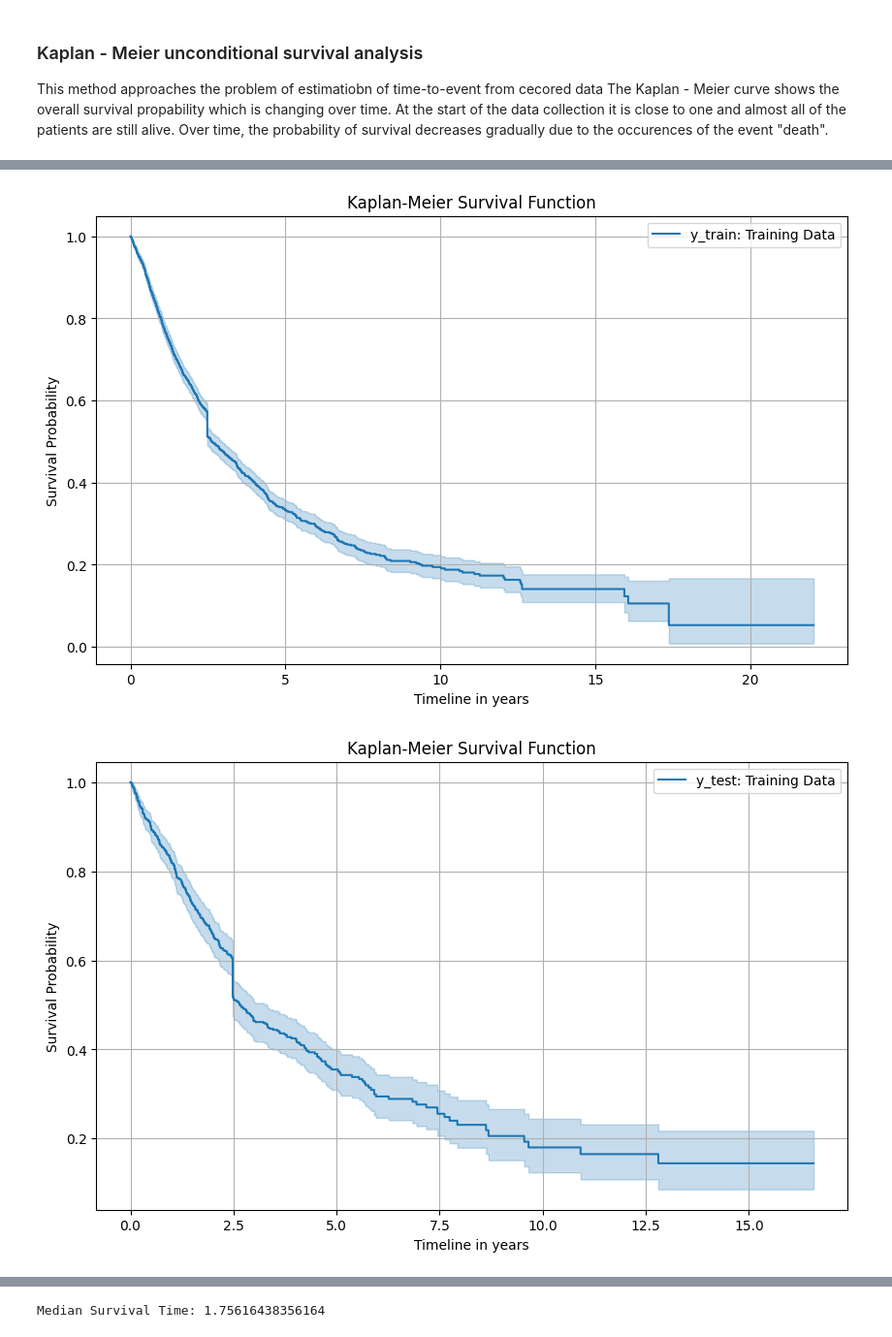
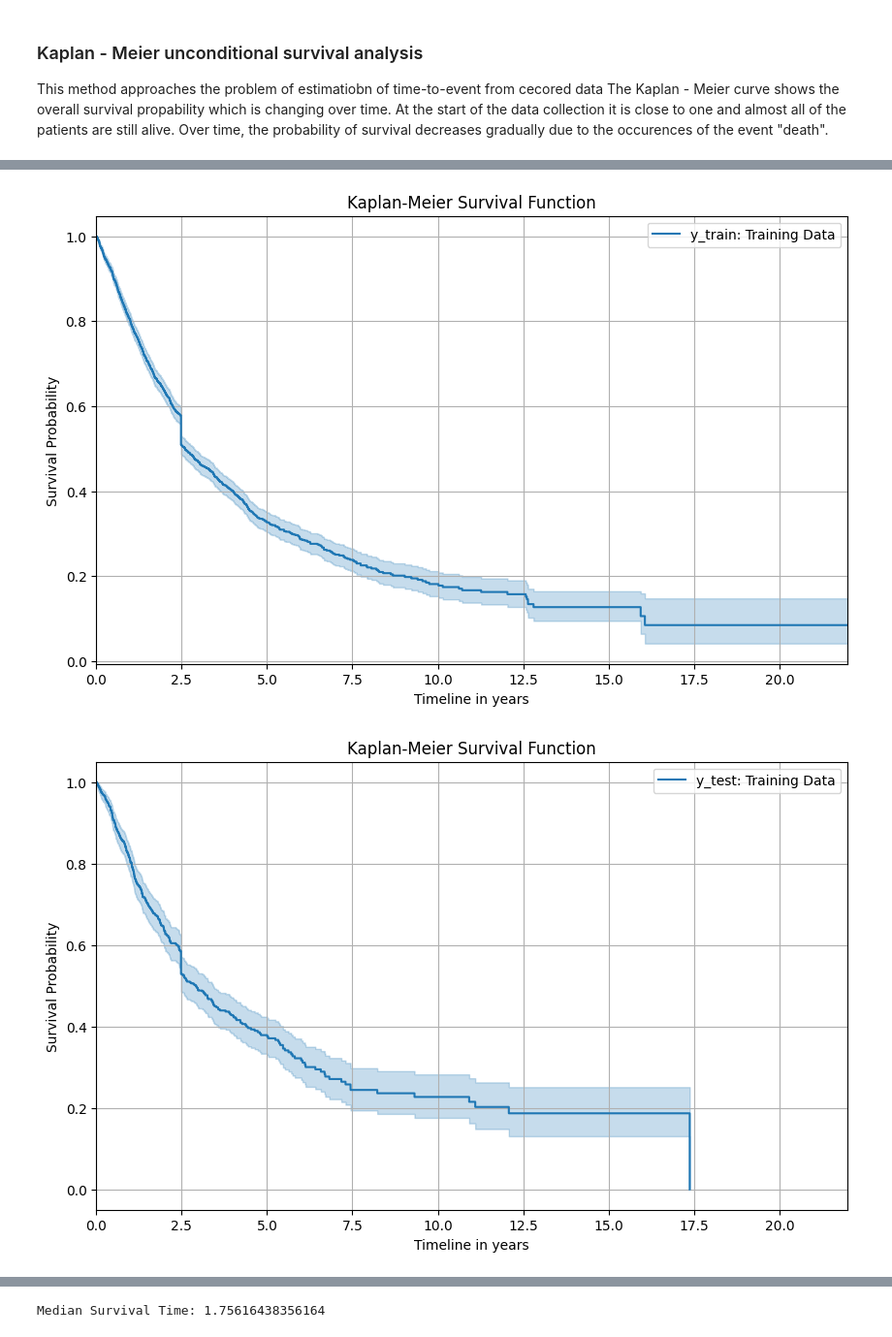
Before and after one commit to kaSae6/PredictLeukemiaSurvival, a Jupyter notebook: 2_BaselineModel/baseline_model copy_MM.ipynb, the cells around one changed output, grey strips where cells are left out. Shown at 97% size. Cells and saved outputs as stored; diff of their text form; code cells hidden in the pictures.

```diff
--- a/2_BaselineModel/baseline_model copy_MM.ipynb
+++ b/2_BaselineModel/baseline_model copy_MM.ipynb
@@ -195,22 +202,18 @@ print(len(X))
 3323
 3323
 # %%
-# Create the survival data format
+# Check shapes and types before splitting
+print(y.shape, type(y))
+print(len(y))
 
-X = cln_df[features]
-y = target_df[target]
-
-
-# Check shapes before splitting
-print(X.shape)  # Should be (3173, n_features)
-print(len(y))  # Should be 3173
-print(y.shape)
-print(X.dtypes)
-print(y.dtypes)
+print(X.shape, type(X))
+print(len(X))
+print(X.dtypes)  # y has no .dtypes, its an numpy array
 
 
 # Split the data into train and test sets
+# usage of stratify to ensure balanced distribution of censored data in both train and test sets
 X_train, X_test, y_train, y_test = train_test_split(
-    X, y, test_size=0.2, random_state=42
+    X, y, test_size=0.2, stratify=y["OS_STATUS"], random_state=0
 )
 # %% [output]
@@ -226,0 +290,15 @@ dtype: object
+# %%
+%matplotlib inline
+from sklearn.pipeline import make_pipeline
+from sksurv.preprocessing import OneHotEncoder
+
+# Cox proportional hazards model with sklearn pipeline and one hot encoding
+cph = make_pipeline(OneHotEncoder(), CoxPHSurvivalAnalysis())
+
+# Fit the model on the training data
+cph.fit(X_train, y_train)
+
+# Access how well the model can distinguish between observed event occurrences (death) and survivors at several time points in years
+timepoints = np.arrange(0.5,5,10)
+cph_risk_scores = cph.predict(X_test)
+cph_risk_scores = cph_risk_scores.predictive_survival_function(X_test, times=timepoints)
@@ -352,9 +362,12 @@ print(y_test)
 kmf.fit(y_train["OS_YEARS"], event_observed=y_train["OS_STATUS"])
 
 # Plot the kaplan-meier survival function of training data
+# set x axis max to 22 years
+
 
 plt.figure(figsize=(10, 6))
 kmf.plot()
+plt.xlim(0, 22)
 plt.xlabel("Timeline in years")
 plt.ylabel("Survival Probability")
 plt.title("Kaplan-Meier Survival Function")
@@ -366,27 +379,27 @@ plt.show()
 
 # Evaluate the model
 # %% [output]
-[figure, old version]
+[figure, new version]
 # %%
 # Apply Kaplan-Meier survival analysis to test data
 
 kmf.fit(y_test["OS_YEARS"], y_test["OS_STATUS"])
 
 # Plot the kaplan-meier survival function of test data
 
 plt.figure(figsize=(10, 6))
 kmf.plot()
 
-
+plt.xlim(0, 22)
 plt.xlabel("Timeline in years")
 plt.ylabel("Survival Probability")
 plt.title("Kaplan-Meier Survival Function")
 plt.legend(["y_test: Training Data"])
 plt.grid(True)
 # plt.tight_layout()
 plt.show()
 # %% [output]
-[figure, old version]
+[figure, new version]
 # %%
 # plot the kaplan-meier survival function of training and test data next to each other
 
```
Also changed, not shown: parts of 20 cells of this notebook.
